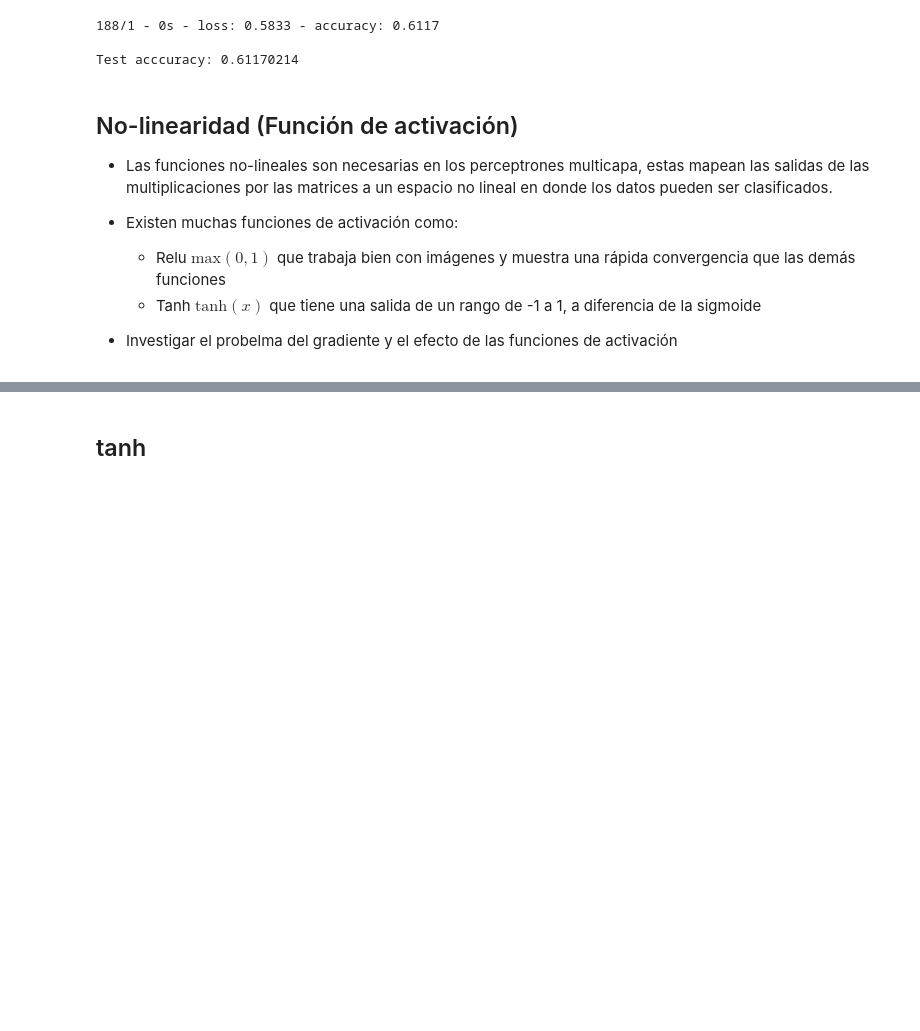
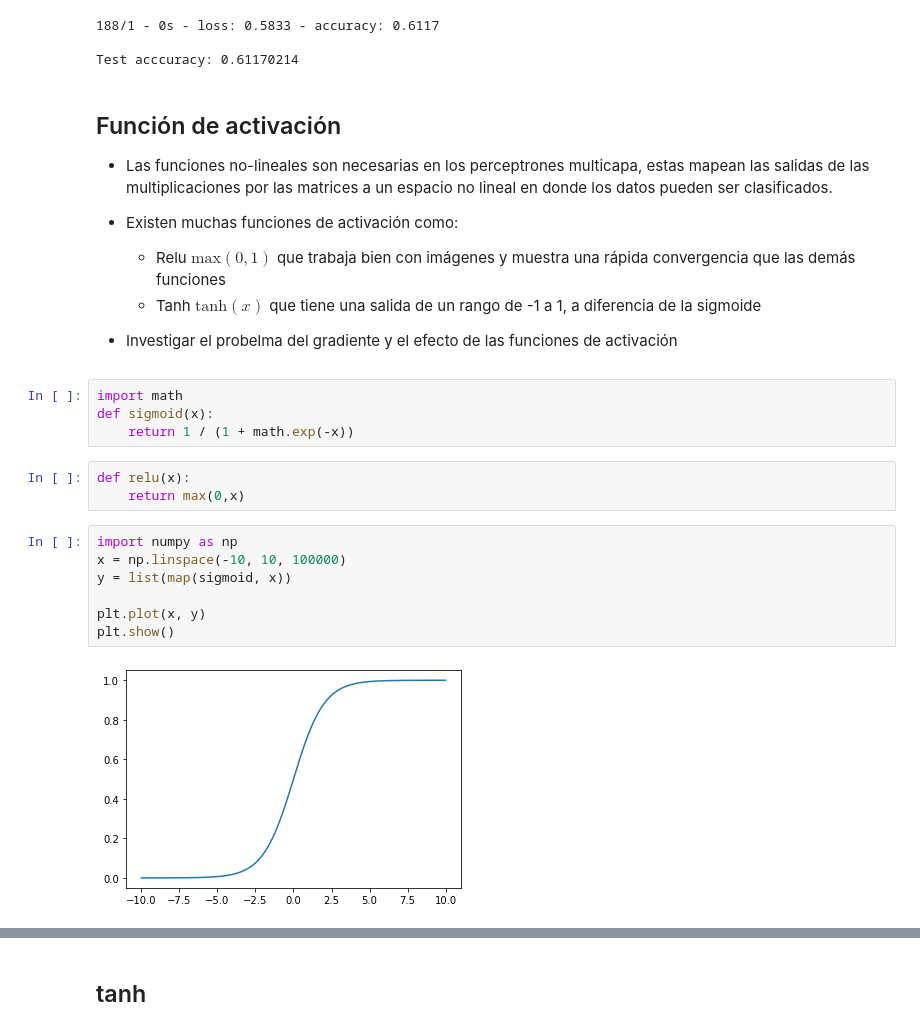
Before and after one commit to marte8870/MachineLearning_Tensorflow2.0, a Jupyter notebook: 4.PerceptrónMulticapa-Regularización/Costo-Activación.ipynb, the cells around one changed output, grey strips where cells are left out. Cells and saved outputs as stored; diff of their text form; blank space fills up the shorter version.

```diff
--- a/4.PerceptrónMulticapa-Regularización/Costo-Activación.ipynb
+++ b/4.PerceptrónMulticapa-Regularización/Costo-Activación.ipynb
@@ -114,10 +112,26 @@ print('\nTest acccuracy:', test_acc)
 
 Test acccuracy: 0.61170214
 # %% [markdown]
-## No-linearidad (Función de activación)
+## Función de activación
 - Las funciones no-lineales son necesarias en los perceptrones multicapa, estas mapean las salidas de las multiplicaciones por las matrices a un espacio no lineal en donde los datos pueden ser clasificados.
 - Existen muchas funciones de activación como:
     - Relu $\text{max}(0,1)$ que trabaja bien con imágenes y muestra una rápida convergencia que las demás funciones
     - Tanh $\text{tanh}(x)$ que tiene una salida de un rango de -1 a 1, a diferencia de la sigmoide
 
 - Investigar el probelma del gradiente y el efecto de las funciones de activación
+# %%
+import math
+def sigmoid(x):
+    return 1 / (1 + math.exp(-x))
+# %%
+def relu(x):
+    return max(0,x)
+# %%
+import numpy as np
+x = np.linspace(-10, 10, 100000)
+y = list(map(sigmoid, x))
+
+plt.plot(x, y)
+plt.show()
+# %% [output]
+[figure, added]
```
Also changed, not shown: parts of 3 cells of this notebook, 20 other files.
